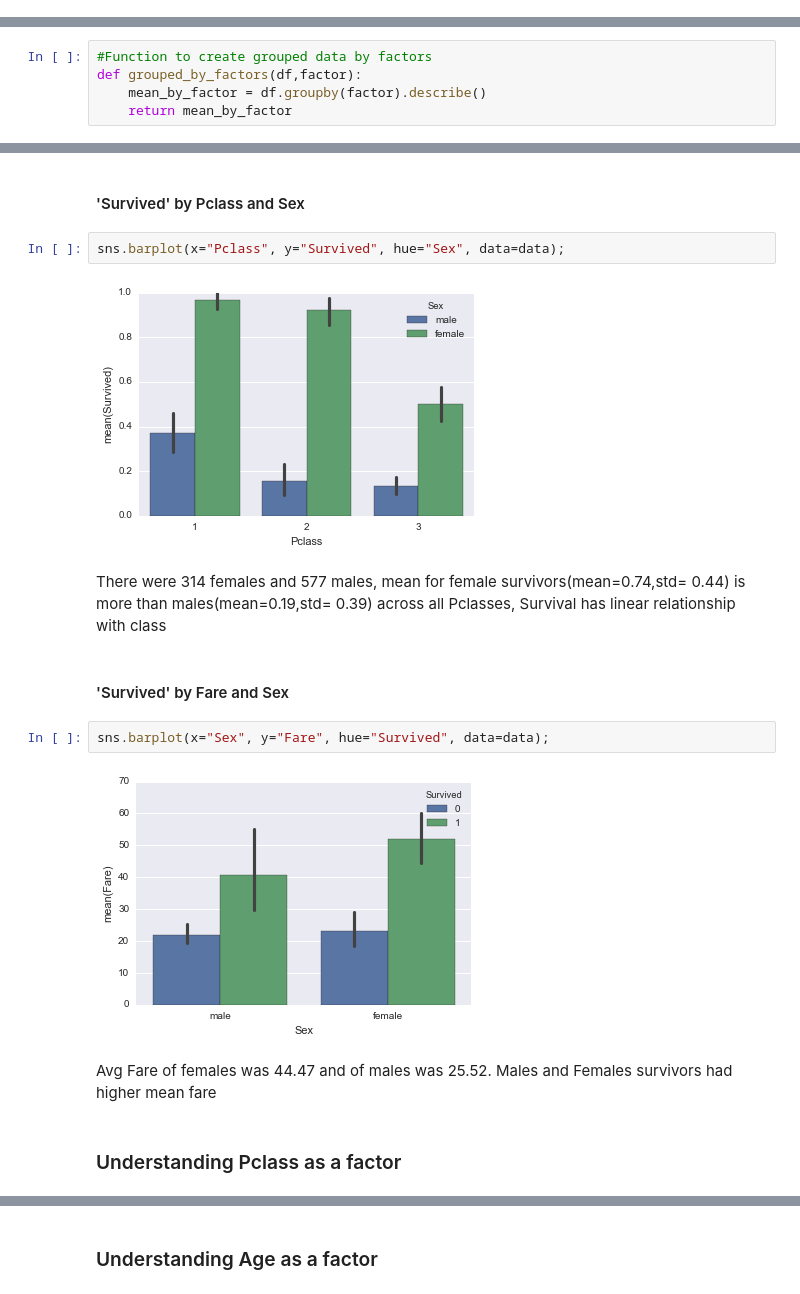
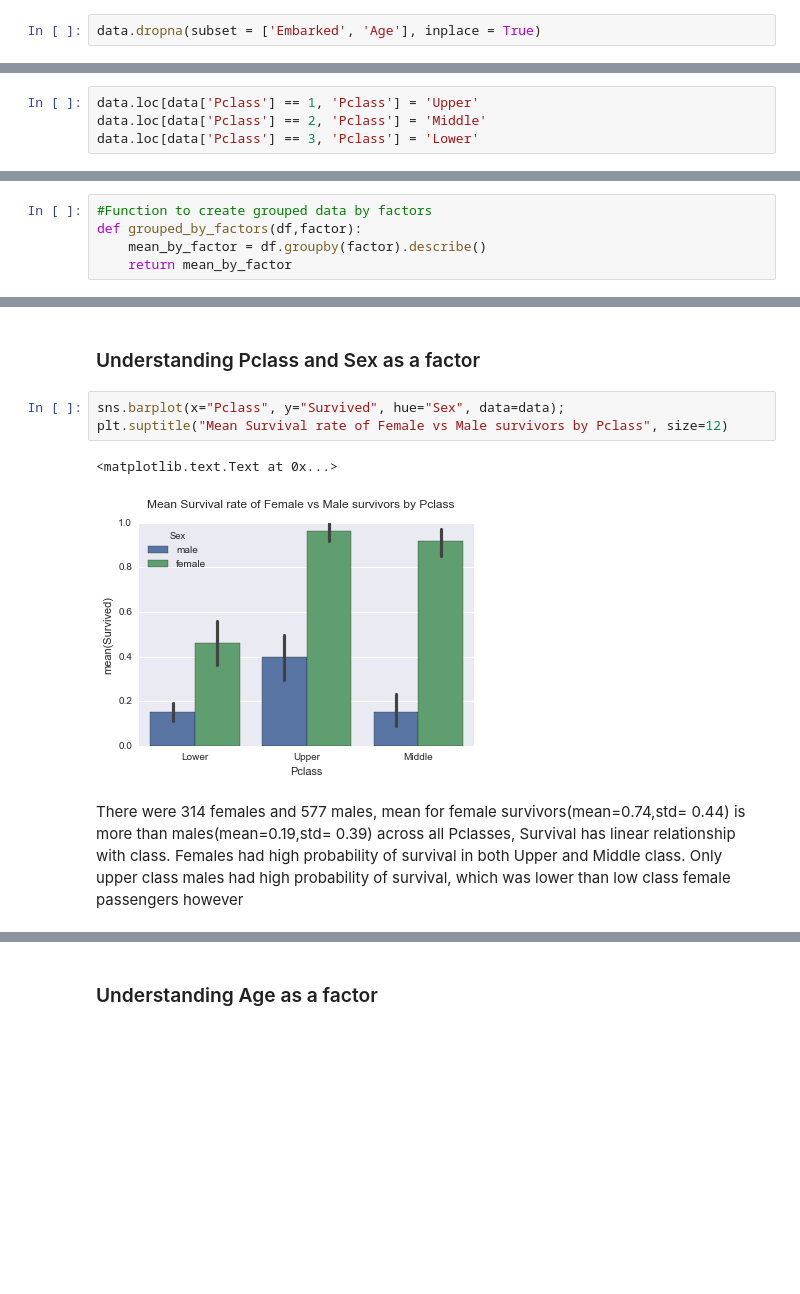
Before and after one commit to nonusingh/udacity_nanodegree, a Jupyter notebook: Titanic.ipynb, the cells around one changed output, grey strips where cells are left out. Drawn from its saved outputs; the diff is of its cells as text; blank space fills up the shorter version.

```diff
--- a/Titanic.ipynb
+++ b/Titanic.ipynb
@@ -26,0 +92,2 @@ data.head()
+# %%
+data.dropna(subset = ['Embarked', 'Age'], inplace = True)
@@ -27,2 +122,6 @@ data.head()
+# %%
+data.loc[data['Pclass'] == 1, 'Pclass'] = 'Upper'
+data.loc[data['Pclass'] == 2, 'Pclass'] = 'Middle'
+data.loc[data['Pclass'] == 3, 'Pclass'] = 'Lower'
 # %% [markdown]
 ## Data Exploration
@@ -102,18 +310,10 @@ Mean age of females who boarded the ship was 27-28 years and males was 30-31 yea
 # %% [markdown]
-####  'Survived' by Pclass and Sex
+###  Understanding Pclass and Sex as a factor
 # %%
 sns.barplot(x="Pclass", y="Survived", hue="Sex", data=data);
+plt.suptitle("Mean Survival rate of Female vs Male survivors by Pclass", size=12)
 # %% [output]
+<matplotlib.text.Text at 0x...>
-[figure, old version]
+[figure, new version]
 # %% [markdown]
-There were 314 females and 577 males, mean for female survivors(mean=0.74,std= 0.44) is more than males(mean=0.19,std= 0.39) across all Pclasses, Survival has linear relationship with class
+There were 314 females and 577 males, mean for female survivors(mean=0.74,std= 0.44) is more than males(mean=0.19,std= 0.39) across all Pclasses, Survival has linear relationship with class. Females had high probability of survival in both Upper and Middle class. Only upper class males had high probability of survival, which was lower than low class female passengers however
-# %% [markdown]
-####  'Survived' by Fare and Sex
-# %%
-sns.barplot(x="Sex", y="Fare", hue="Survived", data=data);
-# %% [output]
-[figure, removed]
-# %% [markdown]
-Avg Fare of females was 44.47 and of males was 25.52. Males and Females survivors had higher mean fare
-# %% [markdown]
-### Understanding Pclass as a factor
```
Also changed, not shown: parts of 77 cells of this notebook.
